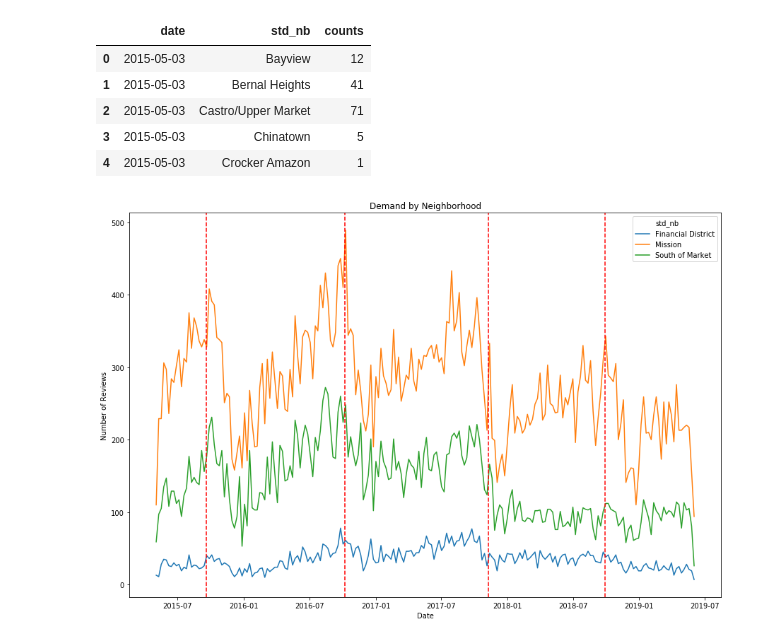
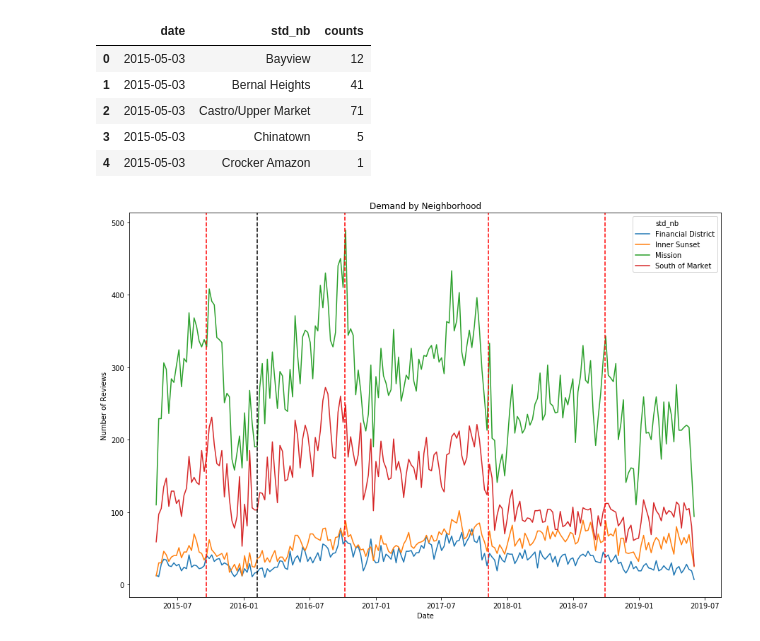
Before and after one commit to karensheng/Airbnb_Regulation, a Jupyter notebook: Reviews Data_EDA.ipynb, the cells around one changed output. Cells and saved outputs as stored; diff of their text form; code cells hidden in the pictures.

```diff
--- a/Reviews Data_EDA.ipynb
+++ b/Reviews Data_EDA.ipynb
@@ -335,22 +403,25 @@ demand_loc.head()
 | 3 | 2015-05-03 | Chinatown | 5 |
 | 4 | 2015-05-03 | Crocker Amazon | 1 |
 # %%
-lst = ['Mission', 'South of Market', 'Financial District']
+lst = ['Mission', 'South of Market', 'Financial District','Inner Sunset']
 
 for_chart = demand_loc[demand_loc['std_nb'].isin(lst)]
 
 fig, ax = plt.subplots(1,1,figsize = (15,10))
 
 sns.lineplot(x= 'date', y='counts', hue = 'std_nb', data = for_chart)
 # Dreamforce dates 2015 - 2018
 
 plt.axvline(x= datetime.date(2015,9,18), color = 'red', linestyle='--')
 plt.axvline(x= datetime.date(2016,10,7), color = 'red', linestyle='--')
 plt.axvline(x= datetime.date(2017,11,9), color = 'red', linestyle='--')
 plt.axvline(x= datetime.date(2018,9,28), color = 'red', linestyle='--')
 
+# Superbowl in 2016
+plt.axvline(x= datetime.date(2016,2,7), color = 'black', linestyle='--')
+
 plt.title("Demand by Neighborhood")
 plt.xlabel("Date")
 plt.ylabel("Number of Reviews");
 # %% [output]
-[figure, old version]
+[figure, new version]
```
Also changed, not shown: parts of 4 cells of this notebook.
